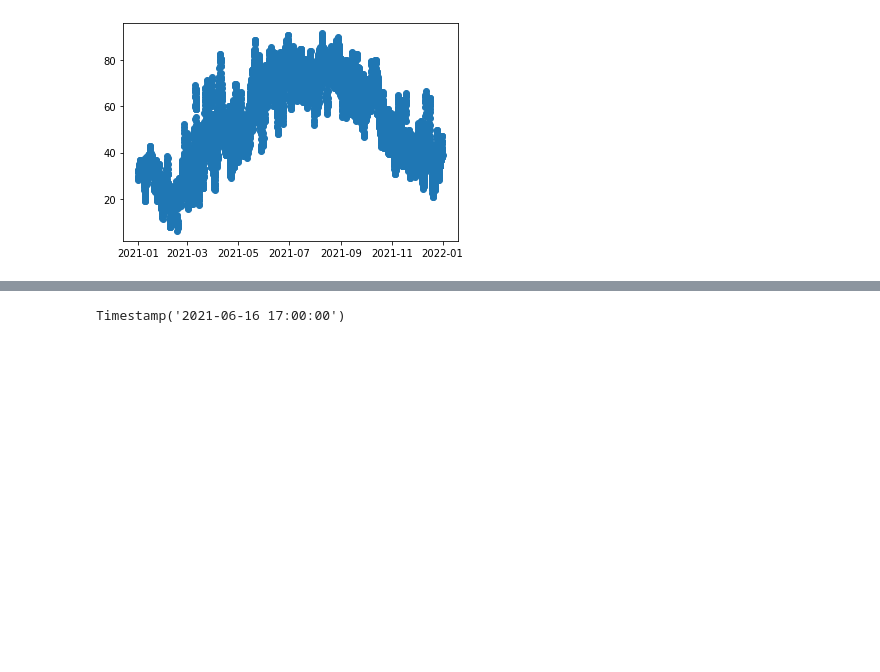
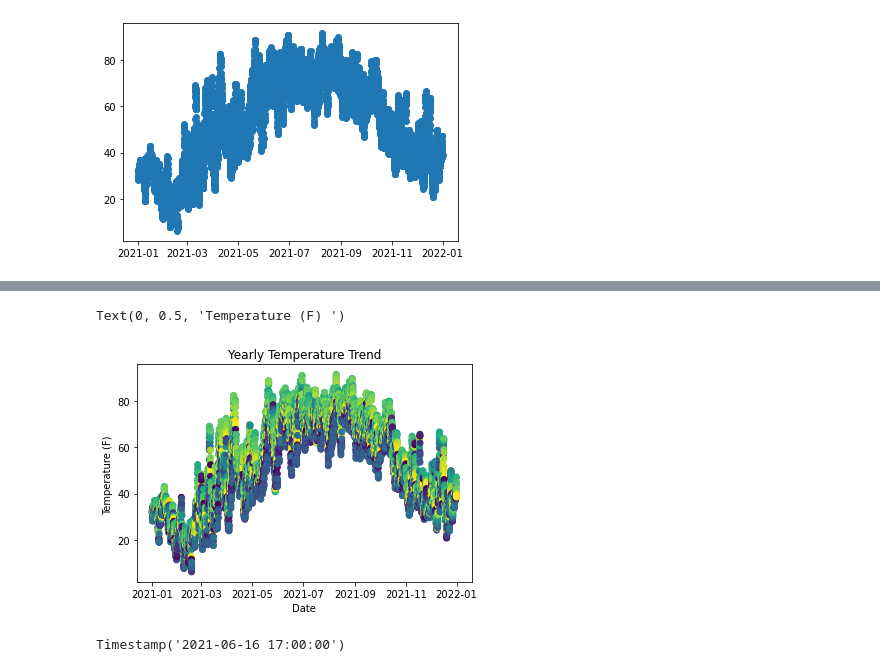
Before and after one commit to pieperpaula/MLProject, a Jupyter notebook: weather_exploration.ipynb, the cells around one changed output, grey strips where cells are left out. Saved outputs shown, nothing was run; the diff lists cells and outputs as text; code cells hidden in the pictures; blank space fills up the shorter version.

```diff
--- a/weather_exploration.ipynb
+++ b/weather_exploration.ipynb
@@ -22,0 +33,2 @@ plt.scatter(weather_data["datetime"], weather_data["temp"])
+# %%
+hours = [weather_data["datetime"][i].hour for i in range(8760)]
@@ -23,3 +47,11 @@ plt.scatter(weather_data["datetime"], weather_data["temp"])
+# %%
+plt.scatter(weather_data["datetime"], weather_data["temp"], c = hours)
+plt.title("Yearly Temperature Trend") #title
+plt.xlabel("Date") #x label
+plt.ylabel("Temperature (F) ") #y label
+# %% [output]
+Text(0, 0.5, 'Temperature (F) ')
+[figure, added]
 # %%
 weather_data.loc[4000,"datetime"]
 # %% [output]
```
Also changed, not shown: parts of 18 cells of this notebook, 4 other files.
